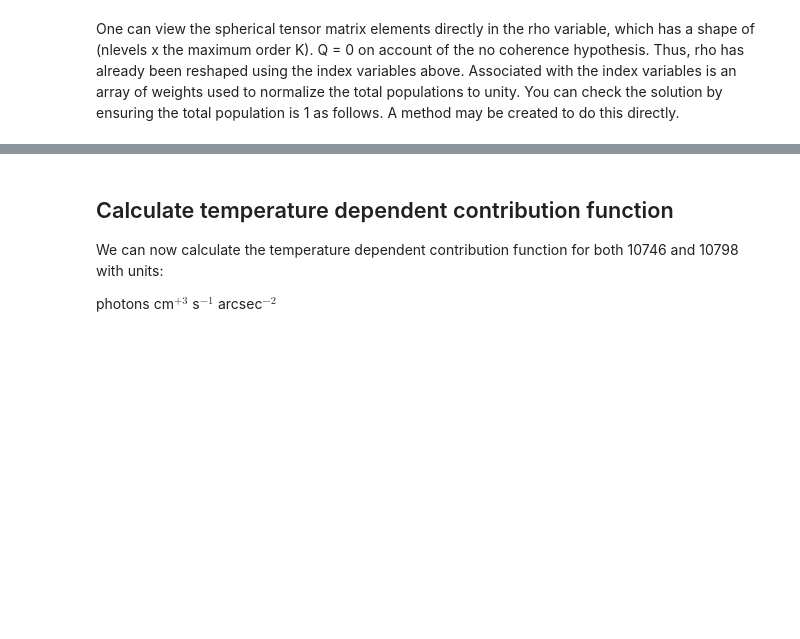
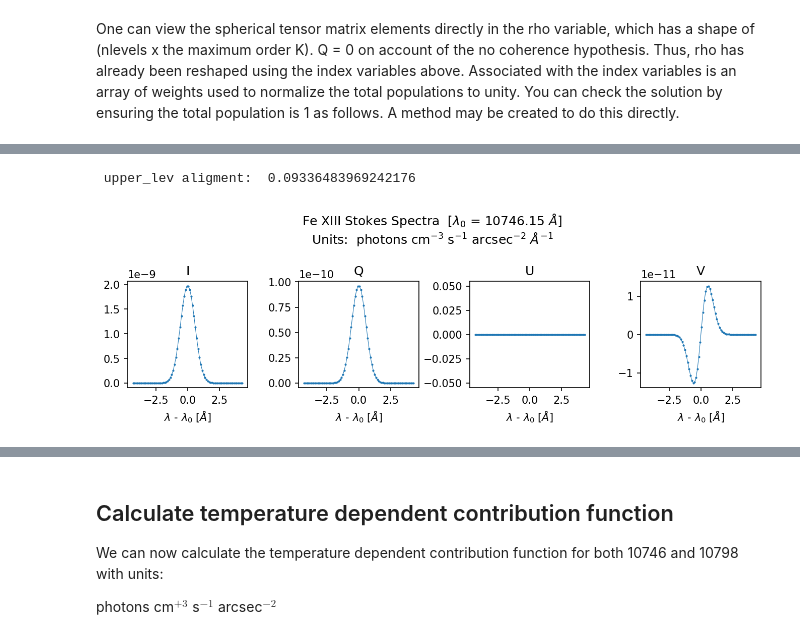
Before and after one commit to tschad/pycelp, a Jupyter notebook: examples/A_tour_of_the_Ion_class.ipynb, the cells around one changed output, grey strips where cells are left out. Cells and saved outputs as stored; diff of their text form; code cells hidden in the pictures; blank space fills up the shorter version.

Commit message:
new example code for Stokes V and WFA

```diff
--- a/examples/A_tour_of_the_Ion_class.ipynb
+++ b/examples/A_tour_of_the_Ion_class.ipynb
@@ -4,6 +6,8 @@
 import pycelp
 import numpy as np
 import matplotlib.pyplot as plt
+plt.rcParams['figure.dpi'] = 150
 import os
+## If you havent already set the environment variable XUVTOP for the location of the database, set it here
 os.environ["XUVTOP"] = '/usr/local/ssw/packages/chianti/dbase/'
 # %% [markdown]
@@ -172,3 +202,10 @@ $$
 $$
 
 Here we assume the line is not resolved and instead calculate the line-integrated emission coefficient
+# %%
+## select the wavelength of the desired transition (Angstrom in Air)
+## For convenience, this wavelength need not be exact.  But for the comparisons below, we need
+## the precision wavelength, so there's a method to grab that
+wvair = 10747
+wvair = fe13.get_wvAirTrue(wvair)
+print(wvair)
@@ -203,5 +242,11 @@ $$
 # %%
-epsI,epsQ,epsU,epsV = fe13.calc_PolEmissCoeff(10747.,100.,54.735610317245346,0.)
+magnetic_field_amplitude  = 100.   ## Gauss
+thetaBLOS    = 45.  ## [degrees] inclination angle of the magnetic field IN THE LINE-OF-SIGHT FRAME
+azimuthBLOS  = 0.   ## [degrees] azimuthal angle of the magnetic field IN THE LINE-OF-SIGHT FRAME (default == 0)
+
+## Calculate line-integrated emission coefficents
+epsI,epsQ,epsU,epsV = fe13.calc_PolEmissCoeff(wvair, magnetic_field_amplitude,  thetaBLOS, azimuthBLOS)
+
 iqu_units = 'photons cm$^{-3}$ s$^{-1}$ arcsec$^{-2}$'
 v_units   =  'photons cm$^{-3}$ s$^{-1}$ arcsec$^{-2}$ Angstrom^{-1}'
 print(' epsI : ',epsI,'    ',iqu_units)
@@ -215,0 +267,17 @@ print(' epsV : ',epsV,'    ',v_units)
+# %%
+wvvec,stokes = fe13.calc_stokesSpec(wvair, magnetic_field_amplitude,  thetaBLOS, azimuthBLOS)
+# %% [output]
+ upper_lev aligment:  0.09336483969242176
+# %%
+fig,ax = plt.subplots(1,4,figsize = (9,3),sharex=True)
+ax = ax.flatten()
+labels = 'I','Q','U','V'
+for n in range(4):
+    ax[n].plot(wvvec - wvair,stokes[:,n],'.-',lw = 0.5,markersize = 2)
+    ax[n].set_title(labels[n])
+    ax[n].set_xlabel(r'$\lambda$ - $\lambda_0$ [$\AA$]')
+fig.suptitle('Fe XIII Stokes Spectra  [' + r'$\lambda_0$ = ' + str(np.round(wvair,2)) + r' $\AA$' + ']\n' +
+             r'Units:  photons cm$^{-3}$ s$^{-1}$ arcsec$^{-2}$ $\AA^{-1}$')
+fig.tight_layout()
+# %% [output]
+[figure, added]
```
Also changed, not shown: parts of 31 cells of this notebook.
